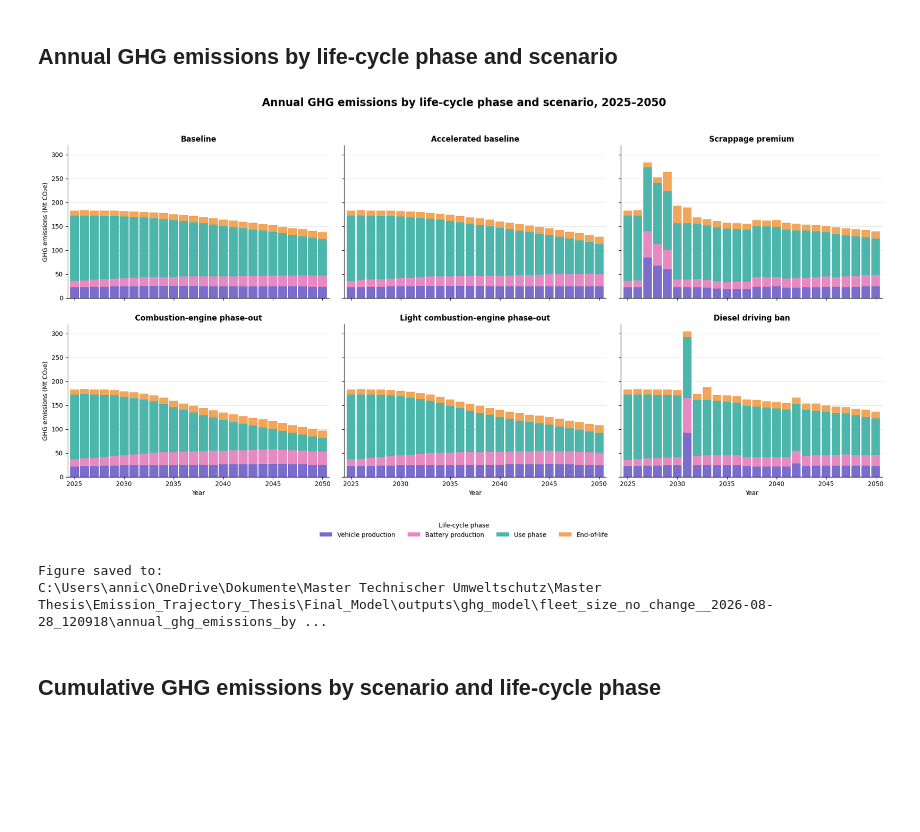
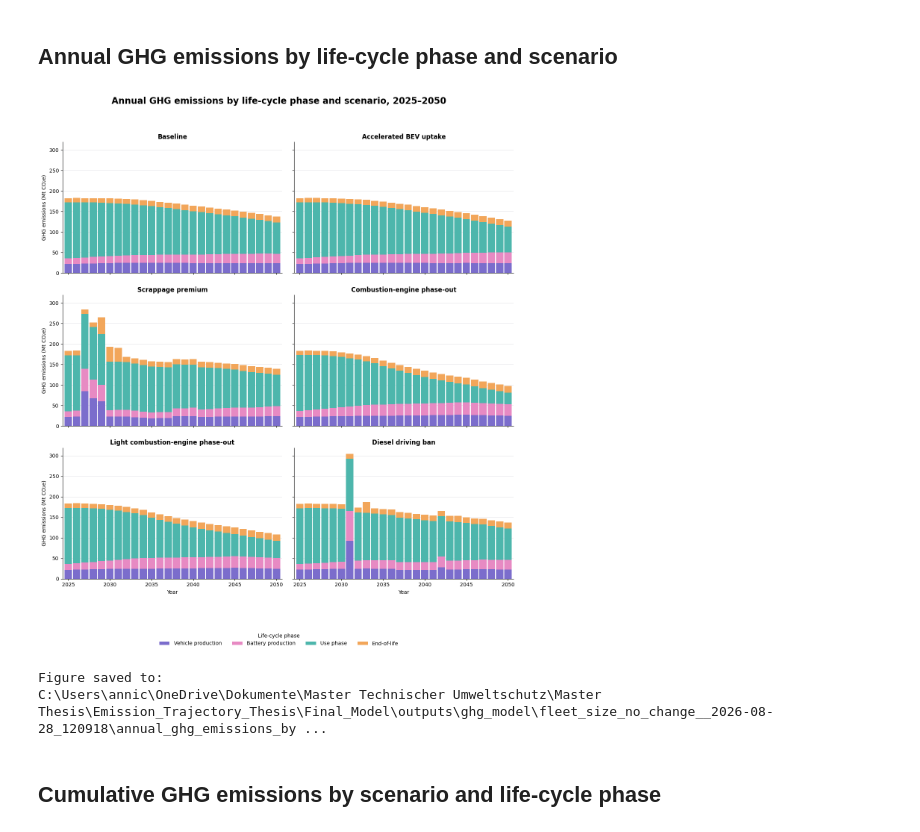
Before and after one commit to annicarl/Emission_Trajectory_Thesis, a Jupyter notebook: Final_Model/analysis/ghg_model_plots.ipynb, the cells around one changed output. Cells and saved outputs as stored; diff of their text form; code cells hidden in the pictures; blank space fills up the shorter version.

```diff
--- a/Final_Model/analysis/ghg_model_plots.ipynb
+++ b/Final_Model/analysis/ghg_model_plots.ipynb
@@ -90,7 +90,7 @@ scenario_order = [
 ]
 scenario_labels = {
     "baseline_ev_growth": "Baseline",
-    "stronger_ev_growth": "Accelerated baseline",
+    "stronger_ev_growth": "Accelerated BEV uptake",
     "abwrackpraemie": "Scrappage premium",
     "verbrenneraus_2035": "Combustion-engine phase-out",
     "verbrenneraus_light": "Light combustion-engine phase-out",
@@ -118,40 +118,40 @@ missing_scenarios = [scenario for scenario in scenario_order if scenario not in
 if missing_scenarios:
     raise ValueError(f"Scenarios missing from emissions_by_phase: {missing_scenarios}")
 
-fig, axes = plt.subplots(2, 3, figsize=(19, 10), sharex=True, sharey=True, squeeze=False)
+fig, axes = plt.subplots(3, 2, figsize=(13, 15), sharex=True, sharey=True, squeeze=False)
 years = range(2025, 2051)
 colors = [phase_colors[phase] for phase in phase_order]
 for ax, scenario in zip(axes.flat, scenario_order):
     panel_data = (
         emissions_plot_agg.loc[emissions_plot_agg["Szenario"] == scenario]
         .pivot_table(index="emission_year", columns="phase", values="emissions_tco2e", aggfunc="sum", fill_value=0.0)
         .reindex(index=years, columns=phase_order, fill_value=0.0) / 1_000_000
     )
     panel_data.rename(columns=phase_labels).plot(
         kind="bar", stacked=True, ax=ax, width=0.88, color=colors, edgecolor="none", legend=False
     )
     ax.set_title(scenario_labels[scenario], fontsize=12, fontweight="semibold")
     ax.set_xlabel("Year")
     ax.set_ylabel("GHG emissions (Mt CO₂e)")
     tick_positions = list(range(0, len(panel_data.index), 5))
     if len(panel_data.index) - 1 not in tick_positions:
         tick_positions.append(len(panel_data.index) - 1)
     ax.set_xticks(tick_positions)
     ax.set_xticklabels([panel_data.index[i] for i in tick_positions], rotation=0)
     ax.grid(axis="y", color="#D1D5DB", linewidth=0.7, alpha=0.7)
     ax.set_axisbelow(True)
     ax.spines[["top", "right"]].set_visible(False)
 
 handles, _ = axes.flat[0].get_legend_handles_labels()
 fig.legend(handles, [phase_labels[phase] for phase in phase_order], title="Life-cycle phase", loc="lower center", ncol=4, frameon=False, bbox_to_anchor=(0.5, -0.01))
 fig.suptitle("Annual GHG emissions by life-cycle phase and scenario, 2025–2050", fontsize=17, fontweight="bold")
 fig.tight_layout(rect=[0, 0.08, 1, 0.95], h_pad=2.0, w_pad=1.5)
 output_path = RUN_DIR / "annual_ghg_emissions_by_phase_and_scenario_2025_2050.png"
 fig.savefig(output_path, dpi=300, bbox_inches="tight", facecolor="white")
 plt.show()
 print(f"Figure saved to:\n{output_path}")
 # %% [output]
-[figure, old version]
+[figure, new version]
 Figure saved to:
 C:\Users\annic\OneDrive\Dokumente\Master Technischer Umweltschutz\Master Thesis\Emission_Trajectory_Thesis\Final_Model\outputs\ghg_model\fleet_size_no_change__2026-08-28_120918\annual_ghg_emissions_by ...
 # %% [markdown]
```
Also changed, not shown: parts of 1 cell of this notebook, 2 other files.
